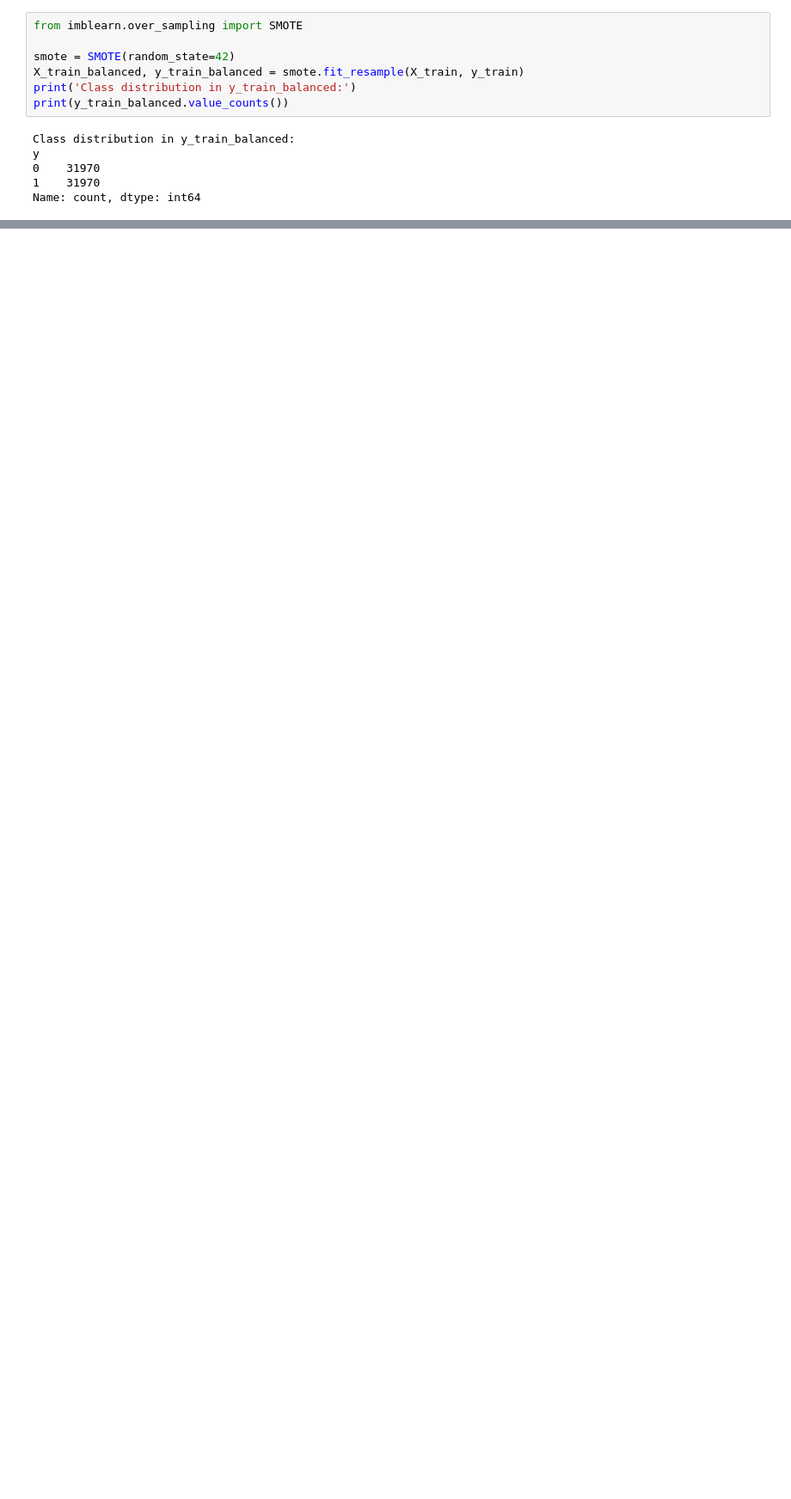
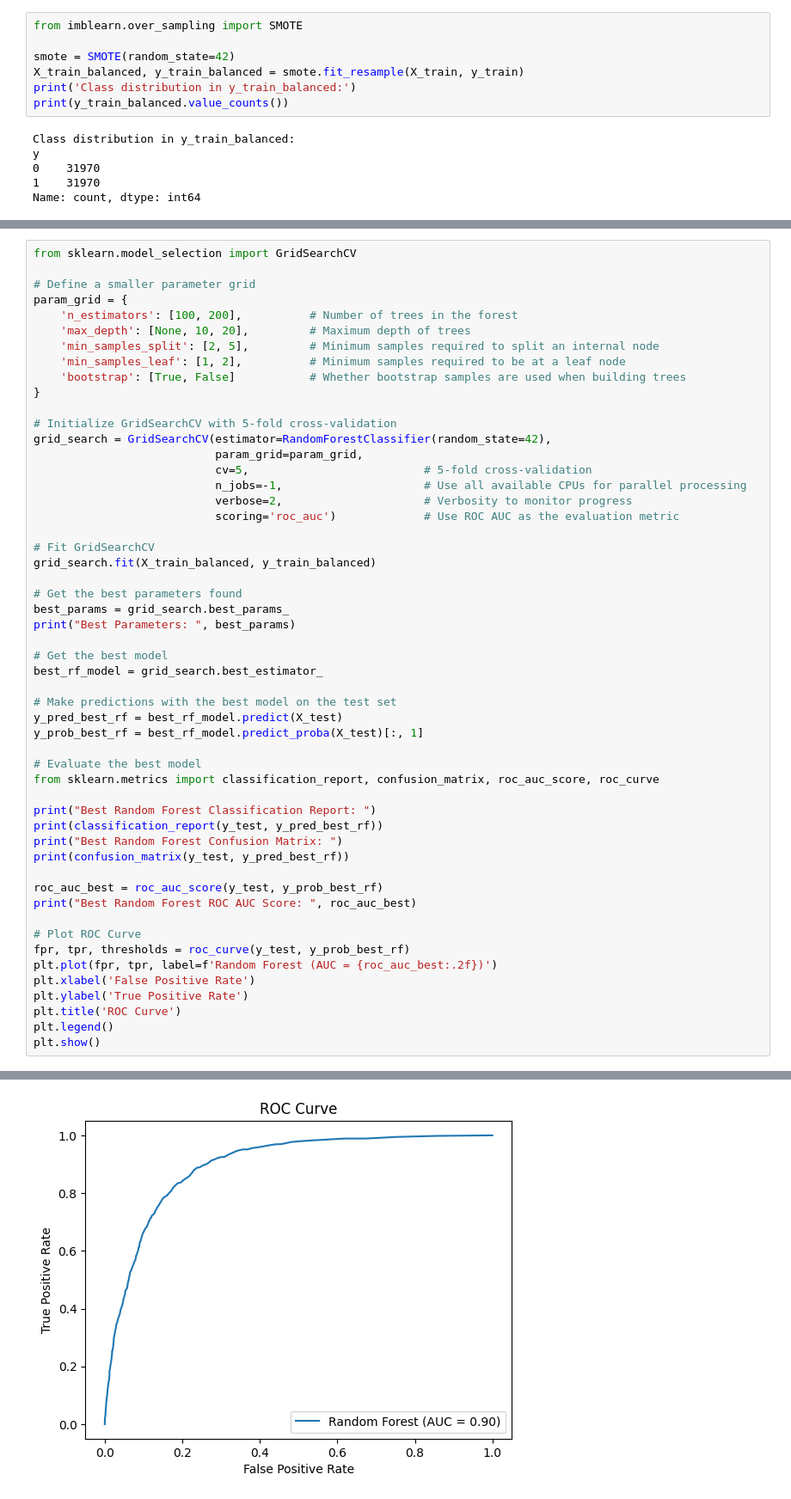
Before and after one commit to PrabhaviWKP/Machine-Learning, a Jupyter notebook: notebooks/2604CW.ipynb, the cells around one changed output, grey strips where cells are left out. Shown at 86% size. Drawn from its saved outputs; the diff is of its cells as text; blank space fills up the shorter version.

```diff
--- a/notebooks/2604CW.ipynb
+++ b/notebooks/2604CW.ipynb
@@ -493,0 +559,54 @@ Name: count, dtype: int64
+# %%
+from sklearn.model_selection import GridSearchCV
+
+# Define a smaller parameter grid
+param_grid = {
+    'n_estimators': [100, 200],          # Number of trees in the forest
+    'max_depth': [None, 10, 20],         # Maximum depth of trees
+    'min_samples_split': [2, 5],         # Minimum samples required to split an internal node
+    'min_samples_leaf': [1, 2],          # Minimum samples required to be at a leaf node
+    'bootstrap': [True, False]           # Whether bootstrap samples are used when building trees
+}
+
+# Initialize GridSearchCV with 5-fold cross-validation
+grid_search = GridSearchCV(estimator=RandomForestClassifier(random_state=42),
+                           param_grid=param_grid,
+                           cv=5,                          # 5-fold cross-validation
+                           n_jobs=-1,                     # Use all available CPUs for parallel processing
+                           verbose=2,                     # Verbosity to monitor progress
+                           scoring='roc_auc')             # Use ROC AUC as the evaluation metric
+
+# Fit GridSearchCV
+grid_search.fit(X_train_balanced, y_train_balanced)
+
+# Get the best parameters found
+best_params = grid_search.best_params_
+print("Best Parameters: ", best_params)
+
+# Get the best model
+best_rf_model = grid_search.best_estimator_
+
+# Make predictions with the best model on the test set
+y_pred_best_rf = best_rf_model.predict(X_test)
+y_prob_best_rf = best_rf_model.predict_proba(X_test)[:, 1]
+
+# Evaluate the best model
+from sklearn.metrics import classification_report, confusion_matrix, roc_auc_score, roc_curve
+
+print("Best Random Forest Classification Report: ")
+print(classification_report(y_test, y_pred_best_rf))
+print("Best Random Forest Confusion Matrix: ")
+print(confusion_matrix(y_test, y_pred_best_rf))
+
+roc_auc_best = roc_auc_score(y_test, y_prob_best_rf)
+print("Best Random Forest ROC AUC Score: ", roc_auc_best)
+
+# Plot ROC Curve
+fpr, tpr, thresholds = roc_curve(y_test, y_prob_best_rf)
+plt.plot(fpr, tpr, label=f'Random Forest (AUC = {roc_auc_best:.2f})')
+plt.xlabel('False Positive Rate')
+plt.ylabel('True Positive Rate')
+plt.title('ROC Curve')
+plt.legend()
+plt.show()
+# %% [output]
@@ -493,0 +629 @@ Name: count, dtype: int64
+[figure, added]
```
Also changed, not shown: parts of 8 cells of this notebook.
